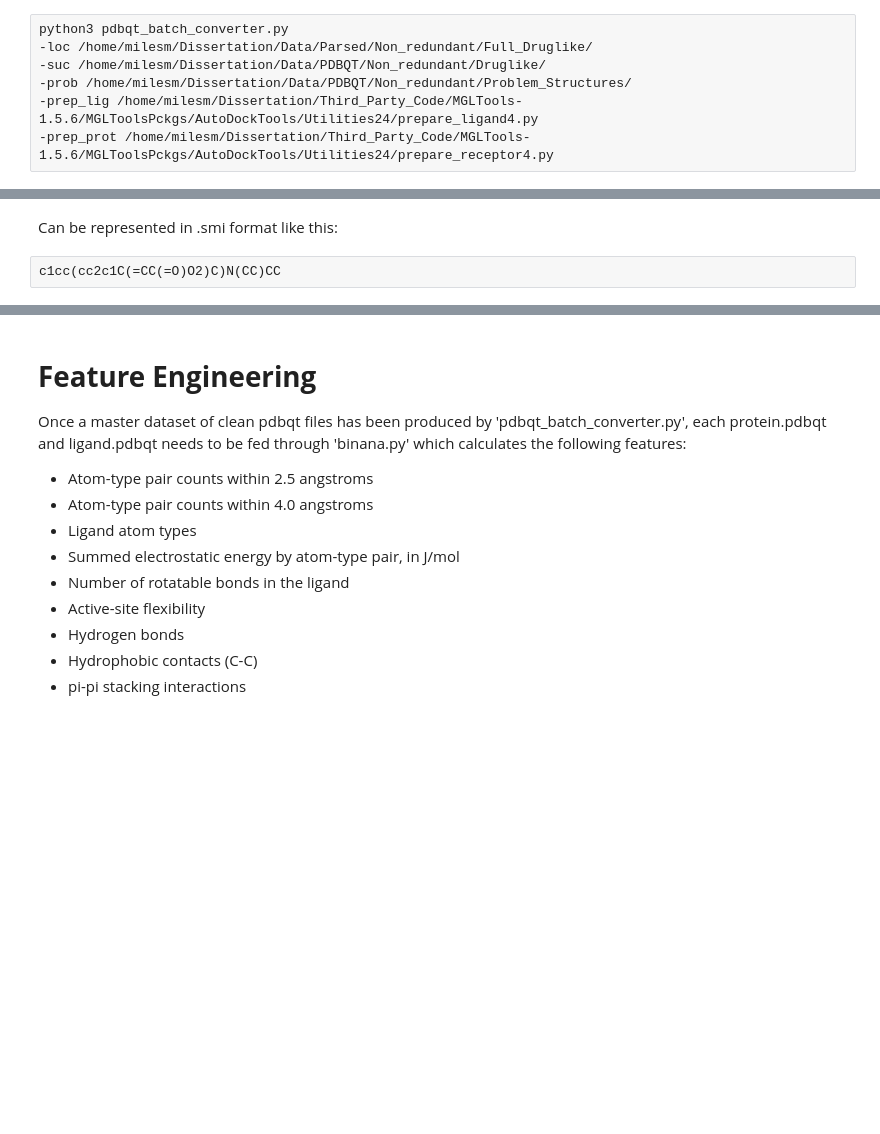
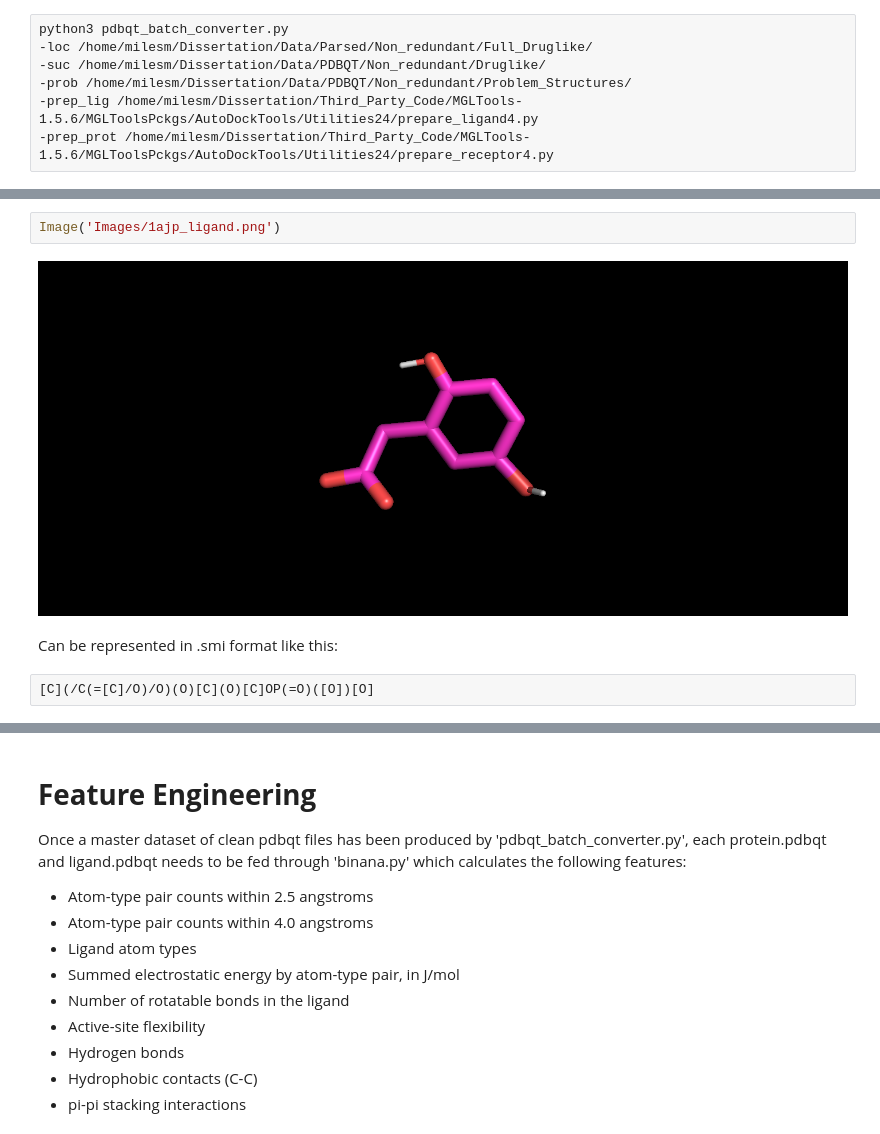
Before and after one commit to miles-mcgibbon/XGBScore, a Jupyter notebook: labbook/Labbook.ipynb, the cells around one changed output, grey strips where cells are left out. Drawn from its saved outputs; the diff is of its cells as text; blank space fills up the shorter version.

```diff
--- a/labbook/Labbook.ipynb
+++ b/labbook/Labbook.ipynb
@@ -490,4 +527,8 @@ Image('Images/5l2o_ligand.png')
+# %%
+Image('Images/1ajp_ligand.png')
+# %% [output]
+[figure, added]
 # %% [markdown]
 Can be represented in .smi format like this:
-# %% [raw]
-c1cc(cc2c1C(=CC(=O)O2)C)N(CC)CC
+# %% [raw]
+[C](/C(=[C]/O)/O)(O)[C](O)[C]OP(=O)([O])[O]
```
Also changed, not shown: parts of 20 cells of this notebook, 7 other files.
